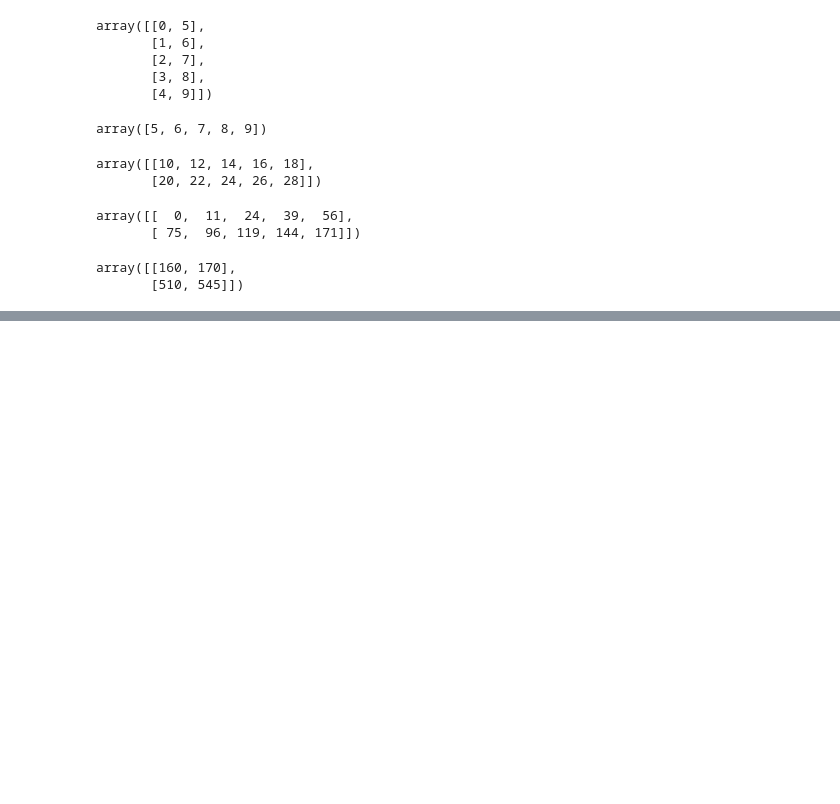
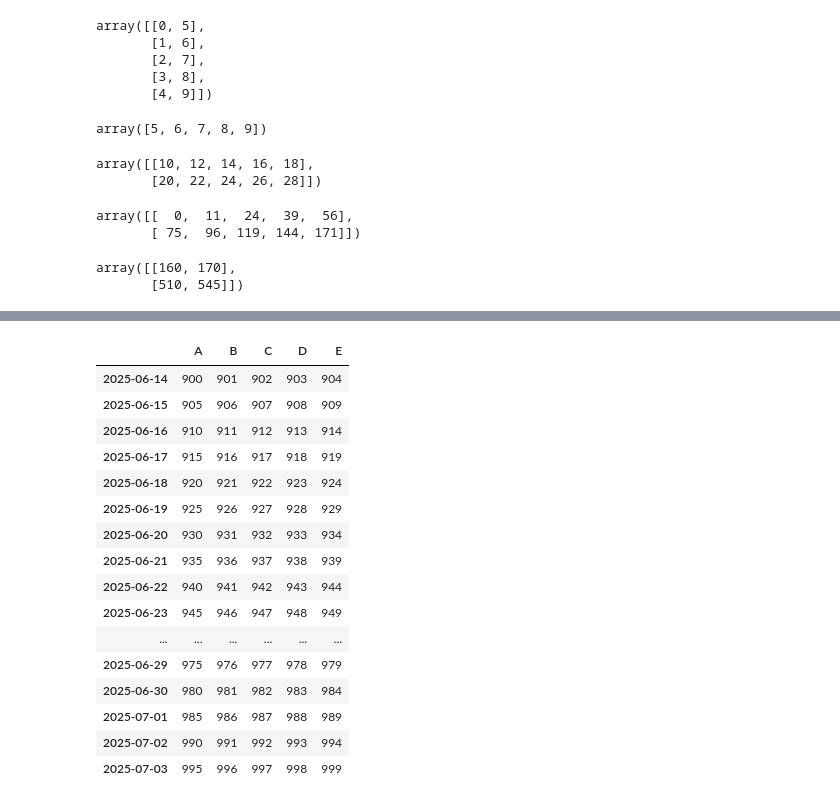
Before and after one commit to irving-math/arquitectura-computadora, a Jupyter notebook: python/notebook_prueba.ipynb, the cells around one changed output, grey strips where cells are left out. Drawn from its saved outputs; the diff is of its cells as text; code cells hidden in the pictures; blank space fills up the shorter version.

```diff
--- a/python/notebook_prueba.ipynb
+++ b/python/notebook_prueba.ipynb
@@ -326,0 +449,3 @@ array([[160, 170],
+# %%
+df = pd.DataFrame(np.arange(1000).reshape(200, 5), index=pd.date_range('20241216', periods=200, freq='D'), columns=['A', 'B', 'C', 'D', 'E'] )
+df
@@ -326,0 +508,20 @@ array([[160, 170],
+# %%
+df.tail(20)
+# %% [output]
+|  | A | B | C | D | E |
+| 2025-06-14 | 900 | 901 | 902 | 903 | 904 |
+| 2025-06-15 | 905 | 906 | 907 | 908 | 909 |
+| 2025-06-16 | 910 | 911 | 912 | 913 | 914 |
+| 2025-06-17 | 915 | 916 | 917 | 918 | 919 |
+| 2025-06-18 | 920 | 921 | 922 | 923 | 924 |
+| 2025-06-19 | 925 | 926 | 927 | 928 | 929 |
+| 2025-06-20 | 930 | 931 | 932 | 933 | 934 |
+| 2025-06-21 | 935 | 936 | 937 | 938 | 939 |
+| 2025-06-22 | 940 | 941 | 942 | 943 | 944 |
+| 2025-06-23 | 945 | 946 | 947 | 948 | 949 |
+| ... | ... | ... | ... | ... | ... |
+| 2025-06-29 | 975 | 976 | 977 | 978 | 979 |
+| 2025-06-30 | 980 | 981 | 982 | 983 | 984 |
+| 2025-07-01 | 985 | 986 | 987 | 988 | 989 |
+| 2025-07-02 | 990 | 991 | 992 | 993 | 994 |
+| 2025-07-03 | 995 | 996 | 997 | 998 | 999 |
```
Also changed, not shown: parts of 26 cells of this notebook.
